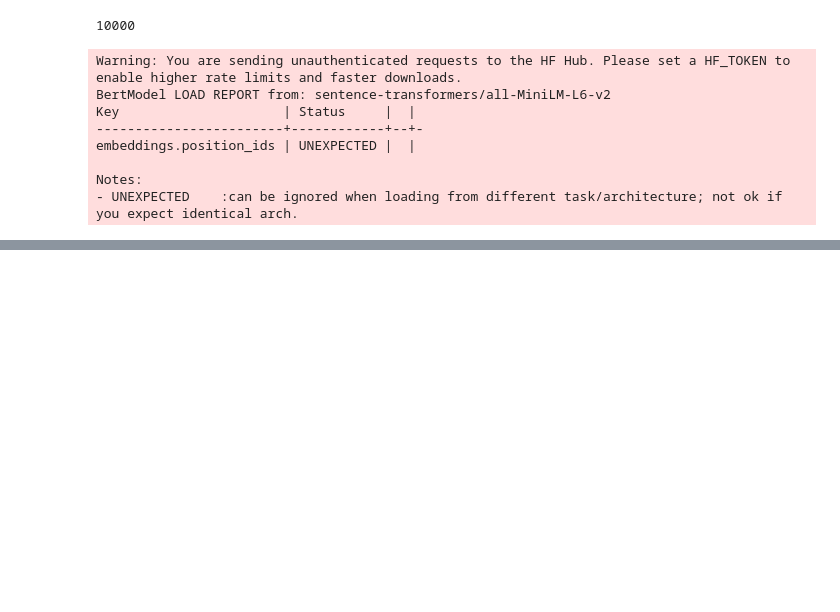
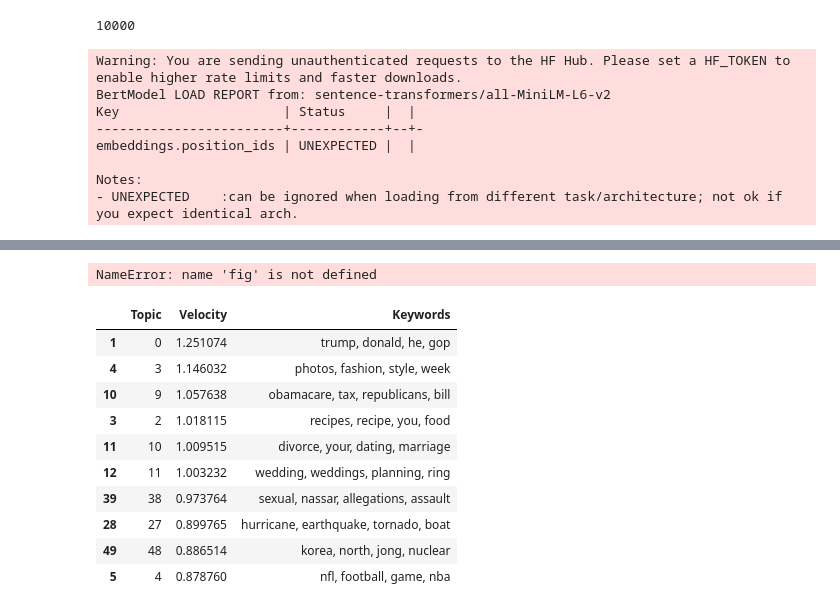
Before and after one commit to Pintusingh23/Dynamic-Trend-Event-Detector, a Jupyter notebook: notebooks/BERTopic.ipynb, the cells around one changed output, grey strips where cells are left out. Cells and saved outputs as stored; diff of their text form; code cells hidden in the pictures; blank space fills up the shorter version.

```diff
--- a/notebooks/BERTopic.ipynb
+++ b/notebooks/BERTopic.ipynb
@@ -68,0 +121,31 @@ NameError: name 'topic_model' is not defined
+# %%
+fig.write_html('../graphs/topics_over_time.html')
+print("Saved! ../graphs/topics_over_time.html file browser mein kholao")
+# %% [output]
+NameError: name 'fig' is not defined
+# %%
+
+vel = topics_over_time.groupby('Topic')['Frequency']
+velocity = (vel.std() / (vel.mean() + 1)).reset_index()
+velocity.columns = ['Topic', 'Velocity']
+velocity = velocity[velocity['Topic'] != -1]
+velocity = velocity.sort_values('Velocity', ascending=False)
+
+velocity['Keywords'] = velocity['Topic'].apply(
+    lambda t: ', '.join([w for w, _ in topic_model.get_topic(t)[:4]])
+    if topic_model.get_topic(t) else 'N/A'
+)
+
+velocity.head(10)
+# %% [output]
+|  | Topic | Velocity | Keywords |
+| 1 | 0 | 1.251074 | trump, donald, he, gop |
+| 4 | 3 | 1.146032 | photos, fashion, style, week |
+| 10 | 9 | 1.057638 | obamacare, tax, republicans, bill |
+| 3 | 2 | 1.018115 | recipes, recipe, you, food |
+| 11 | 10 | 1.009515 | divorce, your, dating, marriage |
+| 12 | 11 | 1.003232 | wedding, weddings, planning, ring |
+| 39 | 38 | 0.973764 | sexual, nassar, allegations, assault |
+| 28 | 27 | 0.899765 | hurricane, earthquake, tornado, boat |
+| 49 | 48 | 0.886514 | korea, north, jong, nuclear |
+| 5 | 4 | 0.878760 | nfl, football, game, nba |
```
Also changed, not shown: parts of 10 cells of this notebook, 2 other files.
